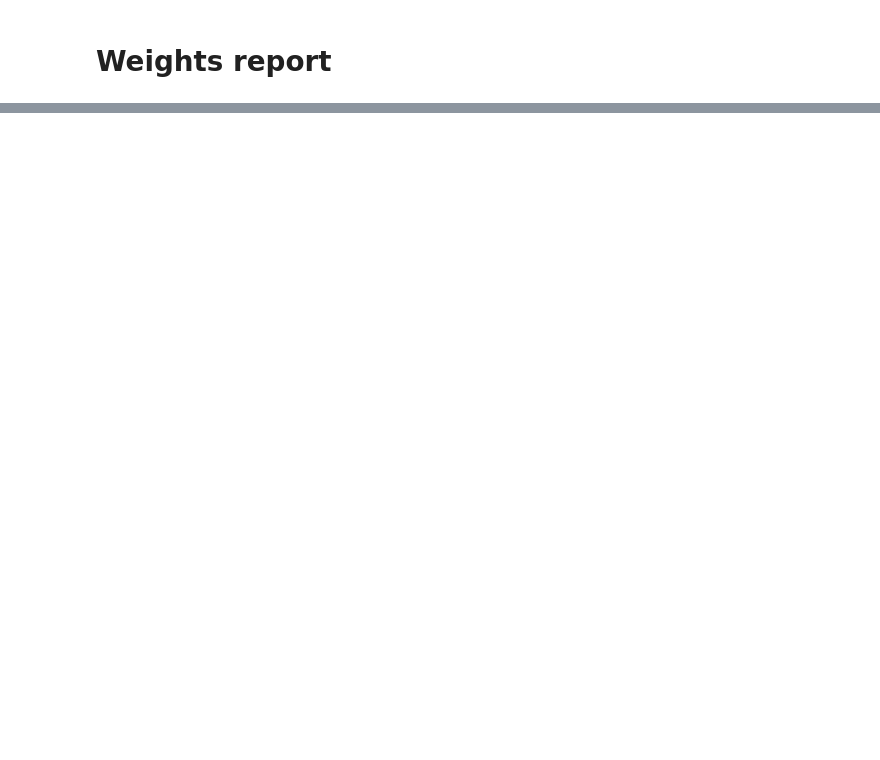
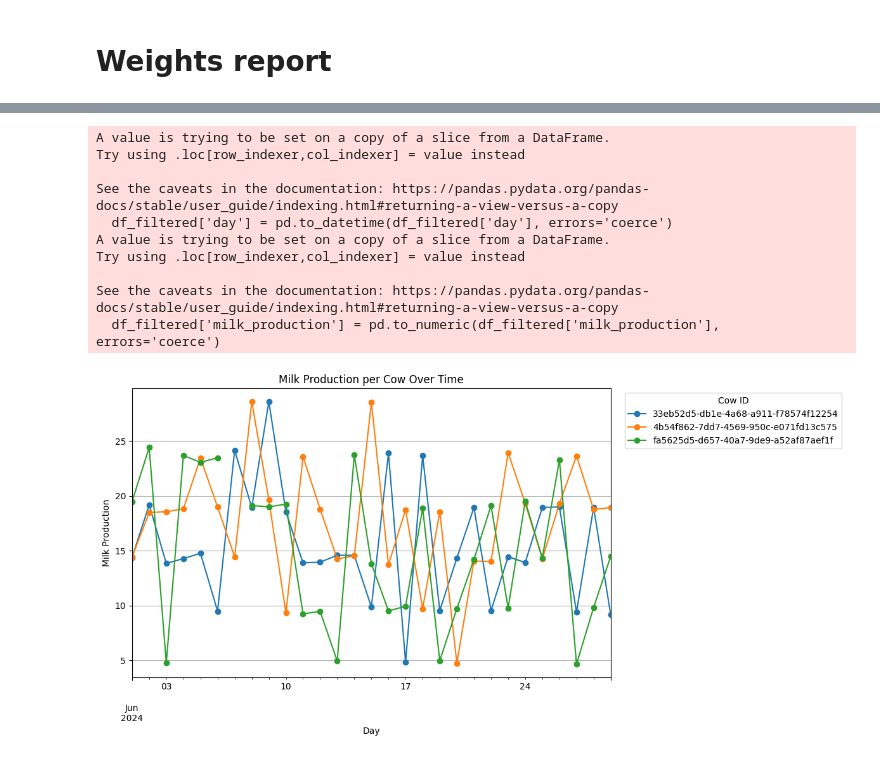
Before and after one commit to a-vico/cow, a Jupyter notebook: utils/explore_reports.ipynb, the cells around one changed output, grey strips where cells are left out. Cells and saved outputs as stored; diff of their text form; code cells hidden in the pictures; blank space fills up the shorter version.

```diff
--- a/utils/explore_reports.ipynb
+++ b/utils/explore_reports.ipynb
@@ -110,0 +142,2 @@ KeyError: 'day'
+# %%
+ill_cows = ['4b54f862-7dd7-4569-950c-e071fd13c575', '33eb52d5-db1e-4a68-a911-f78574f12254', 'fa5625d5-d657-40a7-9de9-a52af87aef1f']
@@ -110,0 +167,30 @@ KeyError: 'day'
+# %%
+import matplotlib.pyplot as plt
+
+df_filtered = df_milk[df_milk['id'].isin(ill_cows)]
+df_filtered['day'] = pd.to_datetime(df_filtered['day'], errors='coerce')
+df_filtered['milk_production'] = pd.to_numeric(df_filtered['milk_production'], errors='coerce')
+
+pivot = df_filtered.pivot(index='day', columns='id', values='milk_production').sort_index()
+plt.figure(figsize=(12,6))
+
+pivot.plot(marker='o', ax=plt.gca())
+plt.title('Milk Production per Cow Over Time')
+plt.xlabel('Day')
+plt.ylabel('Milk Production')
+plt.grid(True)
+plt.legend(title='Cow ID', bbox_to_anchor=(1.02, 1), loc='upper left')
+plt.tight_layout()
+plt.show()
+# %% [output]
+A value is trying to be set on a copy of a slice from a DataFrame.
+Try using .loc[row_indexer,col_indexer] = value instead
+
+See the caveats in the documentation: https://pandas.pydata.org/pandas-docs/stable/user_guide/indexing.html#returning-a-view-versus-a-copy
+  df_filtered['day'] = pd.to_datetime(df_filtered['day'], errors='coerce')
+A value is trying to be set on a copy of a slice from a DataFrame.
+Try using .loc[row_indexer,col_indexer] = value instead
+
+See the caveats in the documentation: https://pandas.pydata.org/pandas-docs/stable/user_guide/indexing.html#returning-a-view-versus-a-copy
+  df_filtered['milk_production'] = pd.to_numeric(df_filtered['milk_production'], errors='coerce')
+[figure, added]
```
Also changed, not shown: parts of 11 cells of this notebook, 1 other file.
